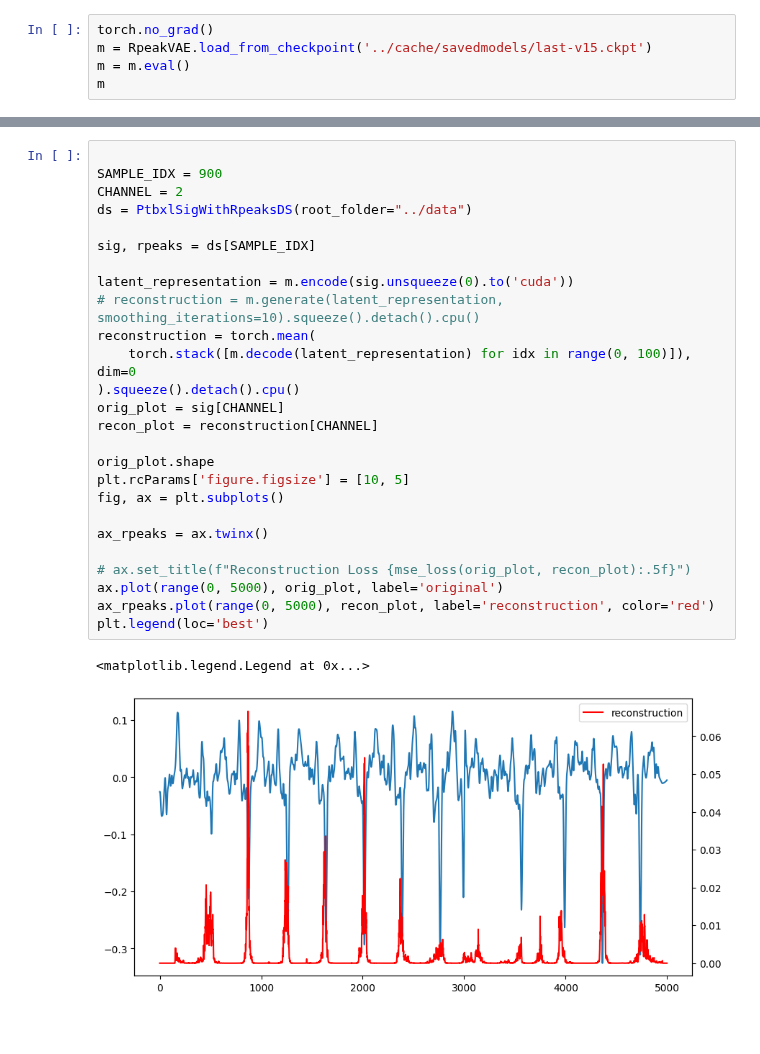
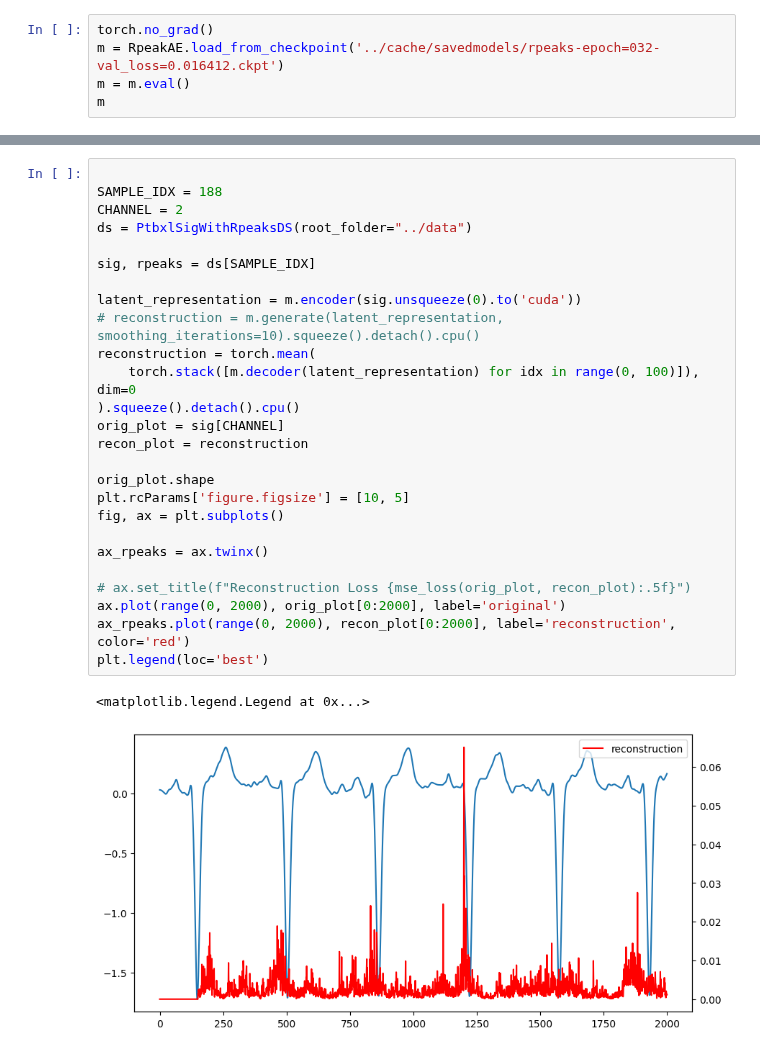
Before and after one commit to isears/ptbxlae, a Jupyter notebook: notebooks/generative_rpeaks_sb.ipynb, the cells around one changed output, grey strips where cells are left out. Saved outputs shown, nothing was run; the diff lists cells and outputs as text.

```diff
--- a/notebooks/generative_rpeaks_sb.ipynb
+++ b/notebooks/generative_rpeaks_sb.ipynb
@@ -5,7 +5,7 @@ from ptbxlae.dataprocessing.ptbxlDS import PtbxlSigWithRpeaksDS
 import matplotlib.pyplot as plt
 # %%
 torch.no_grad()
-m = RpeakVAE.load_from_checkpoint('../cache/savedmodels/last-v15.ckpt')
+m = RpeakAE.load_from_checkpoint('../cache/savedmodels/rpeaks-epoch=032-val_loss=0.016412.ckpt')
 m = m.eval()
 m
 # %% [output]
@@ -31,30 +27,30 @@ RpeakVAE(
 )
 # %%
 
-SAMPLE_IDX = 900
+SAMPLE_IDX = 188
 CHANNEL = 2
 ds = PtbxlSigWithRpeaksDS(root_folder="../data")
 
 sig, rpeaks = ds[SAMPLE_IDX]
 
-latent_representation = m.encode(sig.unsqueeze(0).to('cuda'))
+latent_representation = m.encoder(sig.unsqueeze(0).to('cuda'))
 # reconstruction = m.generate(latent_representation, smoothing_iterations=10).squeeze().detach().cpu()
 reconstruction = torch.mean(
-    torch.stack([m.decode(latent_representation) for idx in range(0, 100)]), dim=0
+    torch.stack([m.decoder(latent_representation) for idx in range(0, 100)]), dim=0
 ).squeeze().detach().cpu()
 orig_plot = sig[CHANNEL]
-recon_plot = reconstruction[CHANNEL]
+recon_plot = reconstruction
 
 orig_plot.shape
 plt.rcParams['figure.figsize'] = [10, 5]
 fig, ax = plt.subplots()
 
 ax_rpeaks = ax.twinx()
 
 # ax.set_title(f"Reconstruction Loss {mse_loss(orig_plot, recon_plot):.5f}")
-ax.plot(range(0, 5000), orig_plot, label='original')
-ax_rpeaks.plot(range(0, 5000), recon_plot, label='reconstruction', color='red')
+ax.plot(range(0, 2000), orig_plot[0:2000], label='original')
+ax_rpeaks.plot(range(0, 2000), recon_plot[0:2000], label='reconstruction', color='red')
 plt.legend(loc='best')
 # %% [output]
 <matplotlib.legend.Legend at 0x...>
-[figure, old version]
+[figure, new version]
```
Also changed, not shown: parts of 2 cells of this notebook, 8 other files.
